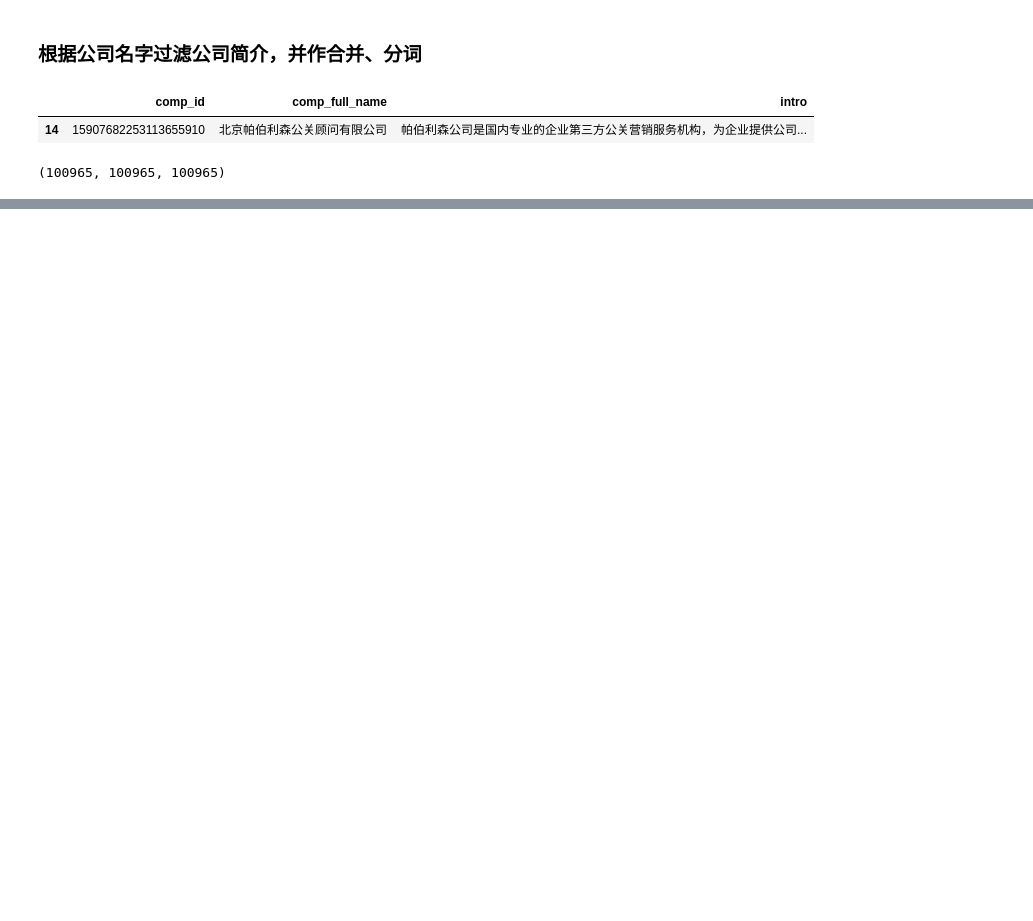
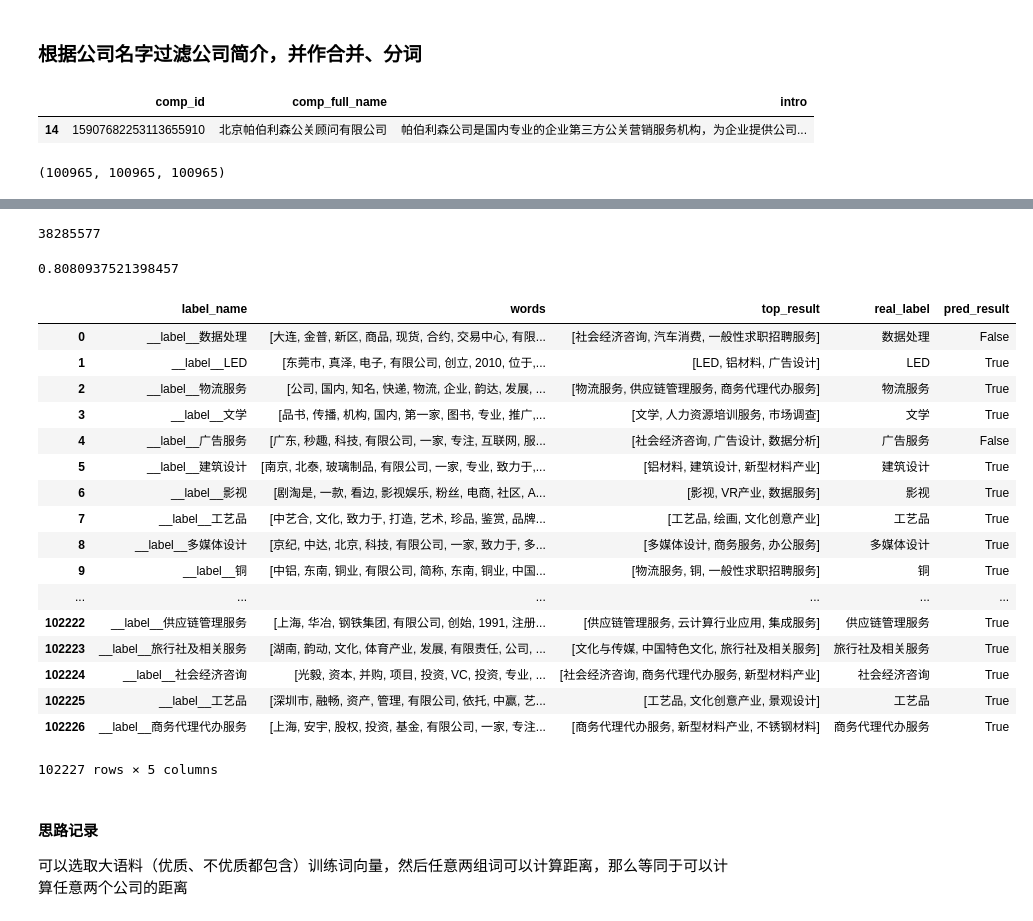
Before and after one commit to puppyapple/Text_CNN, a Jupyter notebook: text_cnn.ipynb, the cells around one changed output, grey strips where cells are left out. Cells and saved outputs as stored; diff of their text form; code cells hidden in the pictures; blank space fills up the shorter version.

```diff
--- a/text_cnn.ipynb
+++ b/text_cnn.ipynb
@@ -128,0 +167,2 @@ pickle.dump(data_intro_filtered_merged, open("../Data/Input/Text_CNN/data_intro_
+# %%
+all_data["data_to_file"] = all_data[["label_name", "words"]].apply(lambda x: " ".join([x[0], " ".join(x[1])]), axis=1)
@@ -128,0 +180,6 @@ pickle.dump(data_intro_filtered_merged, open("../Data/Input/Text_CNN/data_intro_
+# %%
+train_file = open("../Data/Input/Text_CNN/fasttext_train", "w")
+train_file.write("\n".join(train_data.data_to_file.tolist()))
+train_file.close()
+# %% [output]
+38285577
@@ -128,0 +190,2 @@ pickle.dump(data_intro_filtered_merged, open("../Data/Input/Text_CNN/data_intro_
+# %%
+classifier = fasttext.supervised("../Data/Input/Text_CNN/fasttext_train", "fasttext.model", dim=300, loss="hs")
@@ -128,0 +197,34 @@ pickle.dump(data_intro_filtered_merged, open("../Data/Input/Text_CNN/data_intro_
+# %%
+test_df = all_data[["label_name", "words"]].copy()
+# %%
+test_df["top_result"] = classifier.predict(test_df.words.apply(lambda x: " ".join(x)).tolist(),k=3)
+test_df["real_label"] = test_df.label_name.apply(lambda x: x.strip("__label__"))
+test_df["pred_result"] = test_df[["real_label", "top_result"]].apply(lambda x: x[0] in x[1], axis=1)
+# %%
+sum(test_df.pred_result)/len(test_df)
+# %% [output]
+0.8080937521398457
+# %%
+test_df
+# %% [output]
+|  | label_name | words | top_result | real_label | pred_result |
+| 0 | __label__数据处理 | [大连, 金普, 新区, 商品, 现货, 合约, 交易中心, 有限... | [社会经济咨询, 汽车消费, 一般性求职招聘服务] | 数据处理 | False |
+| 1 | __label__LED | [东莞市, 真泽, 电子, 有限公司, 创立, 2010, 位于,... | [LED, 铝材料, 广告设计] | LED | True |
+| 2 | __label__物流服务 | [公司, 国内, 知名, 快递, 物流, 企业, 韵达, 发展, ... | [物流服务, 供应链管理服务, 商务代理代办服务] | 物流服务 | True |
+| 3 | __label__文学 | [品书, 传播, 机构, 国内, 第一家, 图书, 专业, 推广,... | [文学, 人力资源培训服务, 市场调查] | 文学 | True |
+| 4 | __label__广告服务 | [广东, 秒趣, 科技, 有限公司, 一家, 专注, 互联网, 服... | [社会经济咨询, 广告设计, 数据分析] | 广告服务 | False |
+| 5 | __label__建筑设计 | [南京, 北泰, 玻璃制品, 有限公司, 一家, 专业, 致力于,... | [铝材料, 建筑设计, 新型材料产业] | 建筑设计 | True |
+| 6 | __label__影视 | [剧淘是, 一款, 看边, 影视娱乐, 粉丝, 电商, 社区, A... | [影视, VR产业, 数据服务] | 影视 | True |
+| 7 | __label__工艺品 | [中艺合, 文化, 致力于, 打造, 艺术, 珍品, 鉴赏, 品牌... | [工艺品, 绘画, 文化创意产业] | 工艺品 | True |
+| 8 | __label__多媒体设计 | [京纪, 中达, 北京, 科技, 有限公司, 一家, 致力于, 多... | [多媒体设计, 商务服务, 办公服务] | 多媒体设计 | True |
+| 9 | __label__铜 | [中铝, 东南, 铜业, 有限公司, 简称, 东南, 铜业, 中国... | [物流服务, 铜, 一般性求职招聘服务] | 铜 | True |
+| ... | ... | ... | ... | ... | ... |
+| 102222 | __label__供应链管理服务 | [上海, 华冶, 钢铁集团, 有限公司, 创始, 1991, 注册... | [供应链管理服务, 云计算行业应用, 集成服务] | 供应链管理服务 | True |
+| 102223 | __label__旅行社及相关服务 | [湖南, 韵动, 文化, 体育产业, 发展, 有限责任, 公司, ... | [文化与传媒, 中国特色文化, 旅行社及相关服务] | 旅行社及相关服务 | True |
+| 102224 | __label__社会经济咨询 | [光毅, 资本, 并购, 项目, 投资, VC, 投资, 专业, ... | [社会经济咨询, 商务代理代办服务, 新型材料产业] | 社会经济咨询 | True |
+| 102225 | __label__工艺品 | [深圳市, 融畅, 资产, 管理, 有限公司, 依托, 中赢, 艺... | [工艺品, 文化创意产业, 景观设计] | 工艺品 | True |
+| 102226 | __label__商务代理代办服务 | [上海, 安宇, 股权, 投资, 基金, 有限公司, 一家, 专注... | [商务代理代办服务, 新型材料产业, 不锈钢材料] | 商务代理代办服务 | True |
+102227 rows × 5 columns
+# %% [markdown]
+#### 思路记录
+可以选取大语料（优质、不优质都包含）训练词向量，然后任意两组词可以计算距离，那么等同于可以计算任意两个公司的距离
```
Also changed, not shown: parts of 28 cells of this notebook.
